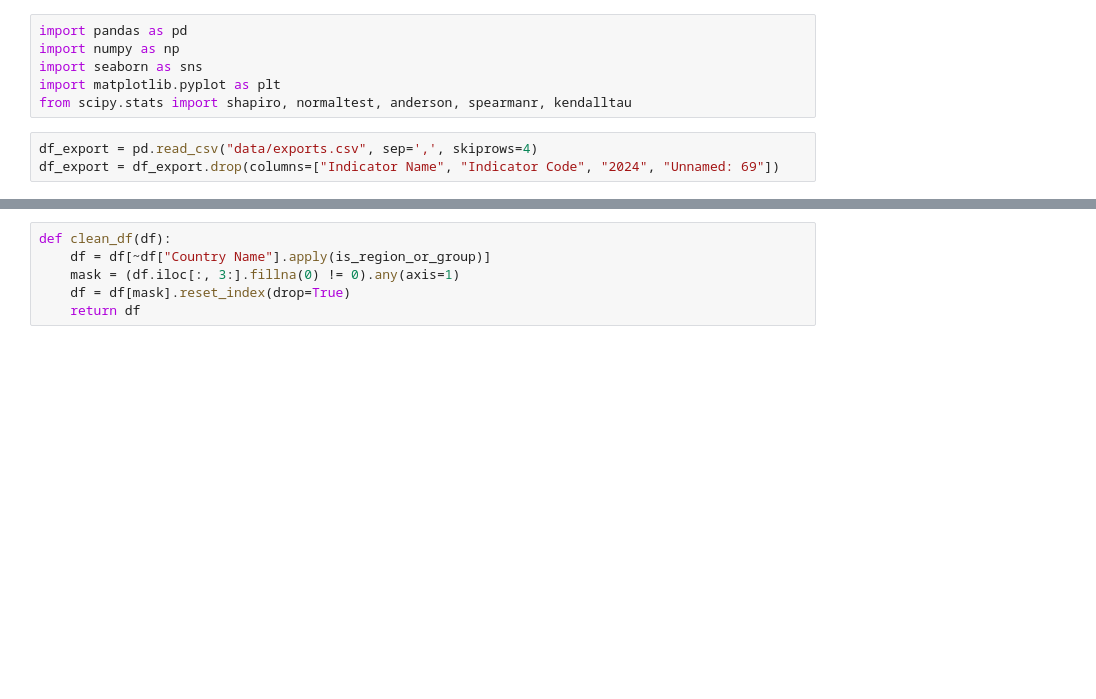
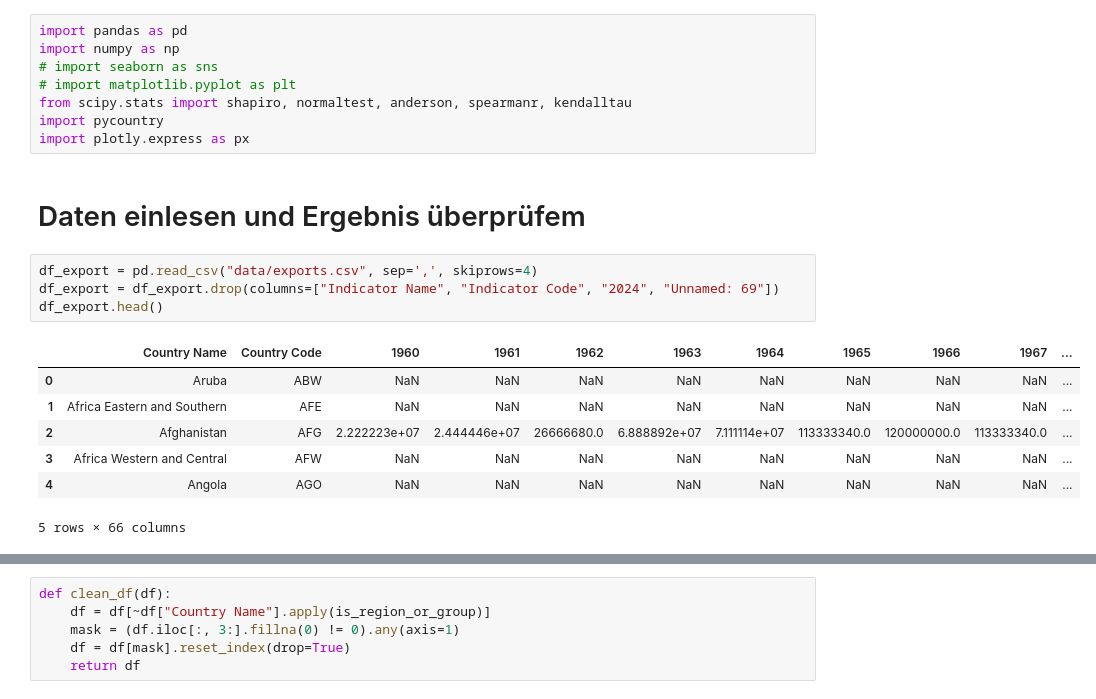
Before and after one commit to lorbke/BDA, a Jupyter notebook: analyse_spearman/analyse_project.ipynb, the cells around one changed output, grey strips where cells are left out. Drawn from its saved outputs; the diff is of its cells as text; blank space fills up the shorter version.

```diff
--- a/analyse_spearman/analyse_project.ipynb
+++ b/analyse_spearman/analyse_project.ipynb
@@ -1,12 +1,25 @@
 # %%
 import pandas as pd
 import numpy as np
-import seaborn as sns
-import matplotlib.pyplot as plt
+# import seaborn as sns
+# import matplotlib.pyplot as plt
 from scipy.stats import shapiro, normaltest, anderson, spearmanr, kendalltau
+import pycountry
+import plotly.express as px
+# %% [markdown]
+# Daten einlesen und Ergebnis überprüfem
 # %%
 df_export = pd.read_csv("data/exports.csv", sep=',', skiprows=4)
 df_export = df_export.drop(columns=["Indicator Name", "Indicator Code", "2024", "Unnamed: 69"])
+df_export.head()
+# %% [output]
+|  | Country Name | Country Code | 1960 | 1961 | 1962 | 1963 | 1964 | 1965 | 1966 | 1967 | ... |
+| 0 | Aruba | ABW | NaN | NaN | NaN | NaN | NaN | NaN | NaN | NaN | ... |
+| 1 | Africa Eastern and Southern | AFE | NaN | NaN | NaN | NaN | NaN | NaN | NaN | NaN | ... |
+| 2 | Afghanistan | AFG | 2.222223e+07 | 2.444446e+07 | 26666680.0 | 6.888892e+07 | 7.111114e+07 | 113333340.0 | 120000000.0 | 113333340.0 | ... |
+| 3 | Africa Western and Central | AFW | NaN | NaN | NaN | NaN | NaN | NaN | NaN | NaN | ... |
+| 4 | Angola | AGO | NaN | NaN | NaN | NaN | NaN | NaN | NaN | NaN | ... |
+5 rows × 66 columns
 # %%
 df_military = pd.read_csv("data/military_expanditure.csv", sep=',', skiprows=4)
 df_military = df_military.drop(columns=["Indicator Name", "Indicator Code", "2024", "Unnamed: 69"])
```
Also changed, not shown: parts of 34 cells of this notebook, 2 other files.
